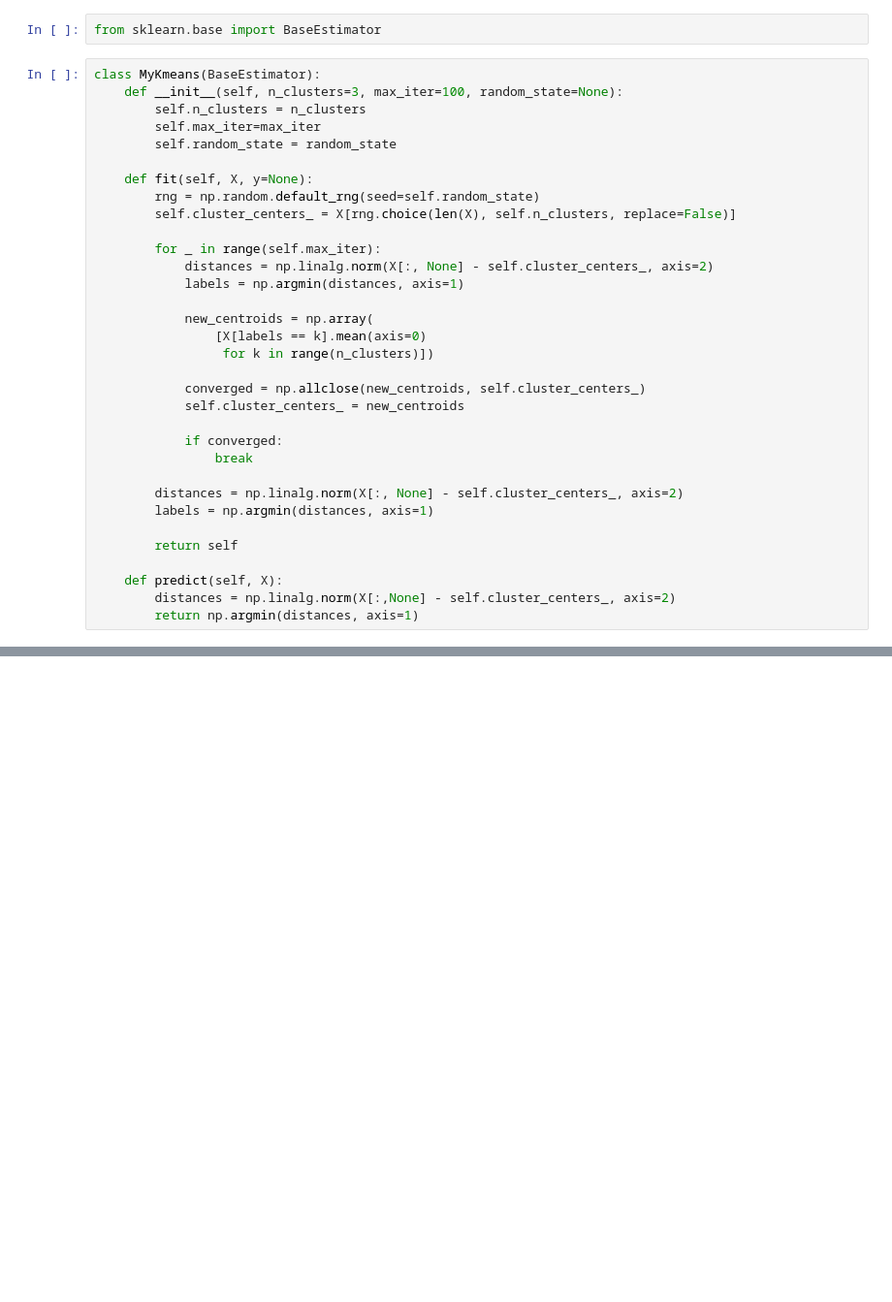
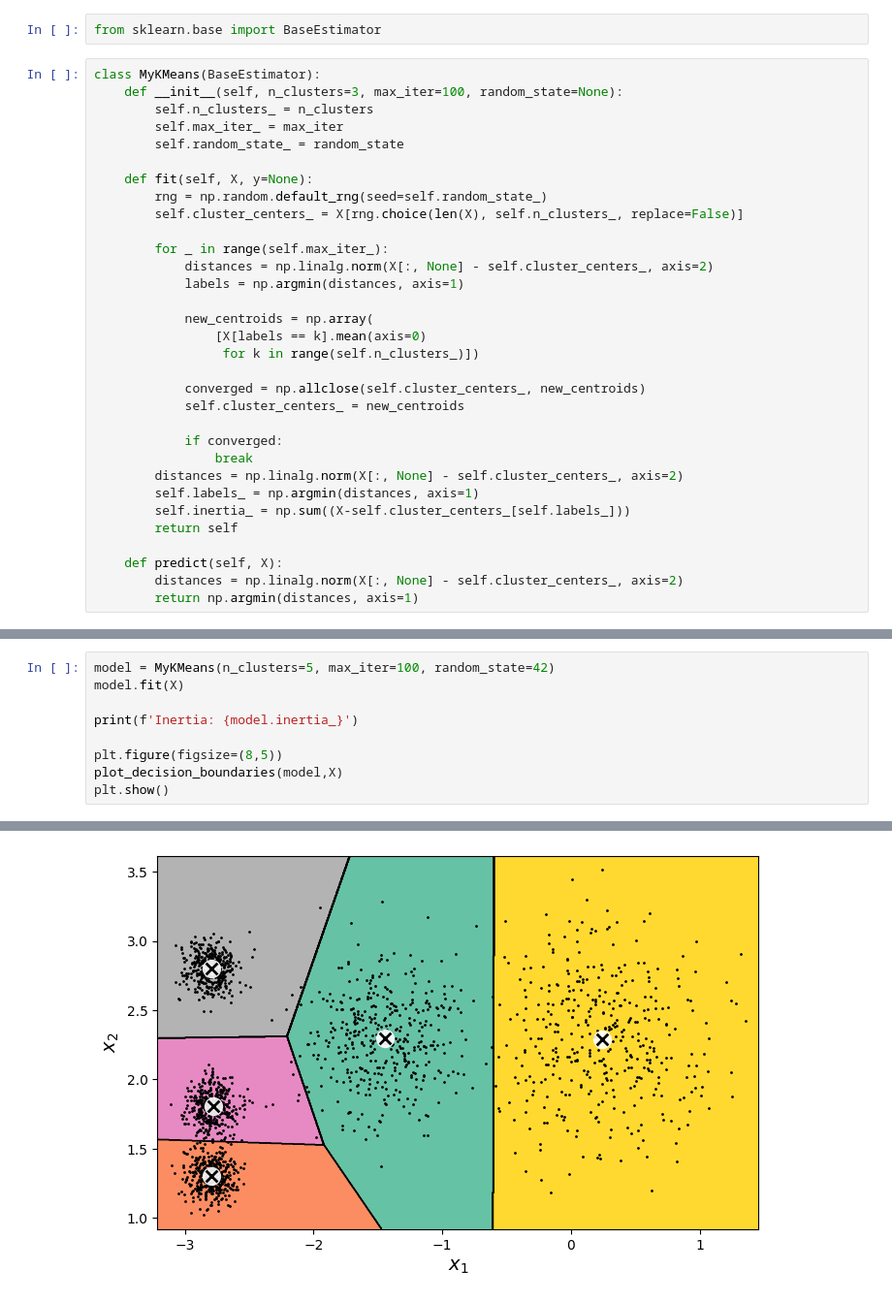
Before and after one commit to cj-chavarria/Machine-Learning-Coursework, a Jupyter notebook: 08_Clustering._kmeans.ipynb, the cells around one changed output, grey strips where cells are left out. Shown at 97% size. Cells and saved outputs as stored; diff of their text form; blank space fills up the shorter version.

```diff
--- a/08_Clustering._kmeans.ipynb
+++ b/08_Clustering._kmeans.ipynb
@@ -56,35 +55,34 @@ array([[-1.44302069,  2.29563944],
 # %%
 from sklearn.base import BaseEstimator
 # %%
-class MyKmeans(BaseEstimator):
+class MyKMeans(BaseEstimator):
     def __init__(self, n_clusters=3, max_iter=100, random_state=None):
-        self.n_clusters = n_clusters
-        self.max_iter=max_iter
-        self.random_state = random_state
+        self.n_clusters_ = n_clusters
+        self.max_iter_ = max_iter
+        self.random_state_ = random_state
 
     def fit(self, X, y=None):
-        rng = np.random.default_rng(seed=self.random_state)
-        self.cluster_centers_ = X[rng.choice(len(X), self.n_clusters, replace=False)]
+        rng = np.random.default_rng(seed=self.random_state_)
+        self.cluster_centers_ = X[rng.choice(len(X), self.n_clusters_, replace=False)]
 
-        for _ in range(self.max_iter):
+        for _ in range(self.max_iter_):
             distances = np.linalg.norm(X[:, None] - self.cluster_centers_, axis=2)
             labels = np.argmin(distances, axis=1)
 
             new_centroids = np.array(
                 [X[labels == k].mean(axis=0)
-                 for k in range(n_clusters)])
+                 for k in range(self.n_clusters_)])
 
-            converged = np.allclose(new_centroids, self.cluster_centers_)
+            converged = np.allclose(self.cluster_centers_, new_centroids)
             self.cluster_centers_ = new_centroids
 
             if converged:
                 break
-
         distances = np.linalg.norm(X[:, None] - self.cluster_centers_, axis=2)
-        labels = np.argmin(distances, axis=1)
-
+        self.labels_ = np.argmin(distances, axis=1)
+        self.inertia_ = np.sum((X-self.cluster_centers_[self.labels_]))
         return self
 
     def predict(self, X):
-        distances = np.linalg.norm(X[:,None] - self.cluster_centers_, axis=2)
+        distances = np.linalg.norm(X[:, None] - self.cluster_centers_, axis=2)
         return np.argmin(distances, axis=1)
@@ -90,0 +129,10 @@ class MyKmeans(BaseEstimator):
+# %%
+model = MyKMeans(n_clusters=5, max_iter=100, random_state=42)
+model.fit(X)
+
+print(f'Inertia: {model.inertia_}')
+
+plt.figure(figsize=(8,5))
+plot_decision_boundaries(model,X)
+plt.show()
+# %% [output]
@@ -91 +140,2 @@ class MyKmeans(BaseEstimator):
+[figure, added]
 # %%
```
Also changed, not shown: parts of 14 cells of this notebook, 1 other file.
